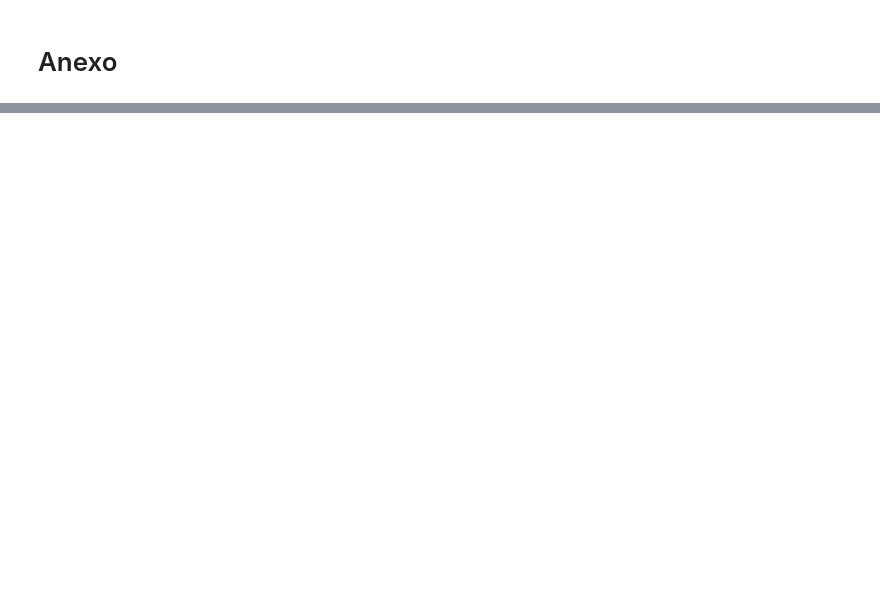
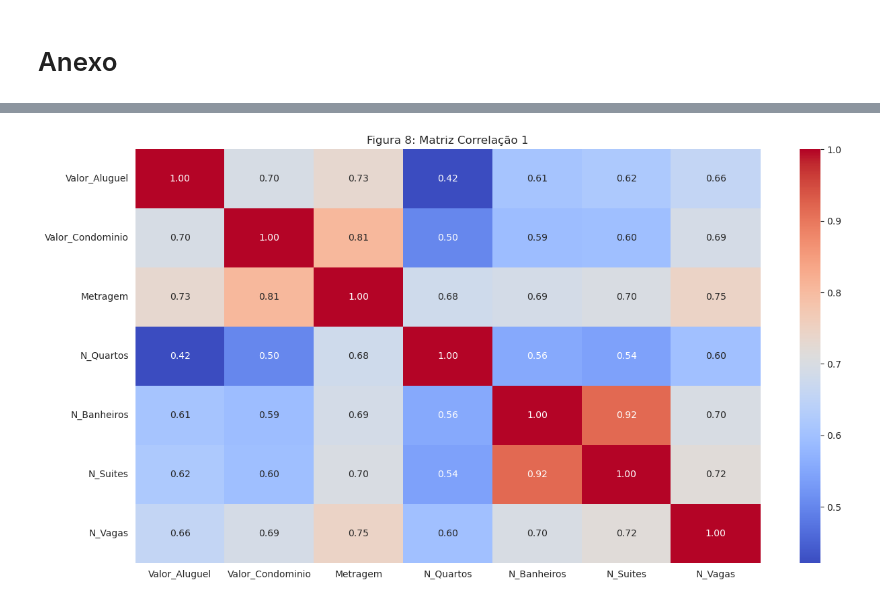
Before and after one commit to albertoakel/EBAC, a Jupyter notebook: notebook/Atividade_modulo18_Regressão_linear_Albertoakel.ipynb, the cells around one changed output, grey strips where cells are left out. Saved outputs shown, nothing was run; the diff lists cells and outputs as text; code cells hidden in the pictures; blank space fills up the shorter version.

```diff
--- a/notebook/Atividade_modulo18_Regressão_linear_Albertoakel.ipynb
+++ b/notebook/Atividade_modulo18_Regressão_linear_Albertoakel.ipynb
@@ -657,0 +765,13 @@ Explicar aqui
+# %%
+#Matriz de correlação
+df_corr = df.select_dtypes(include=['number']).corr()
+plt.figure(figsize=(15, 8))
+sns.heatmap(df_corr,
+           annot=True,
+           cmap='coolwarm',
+           fmt='.2f',
+           annot_kws={'size': 10})
+plt.title('Figura 8: Matriz Correlação 1')
+plt.show()
+# %% [output]
+[figure, added]
```
Also changed, not shown: parts of 25 cells of this notebook.
